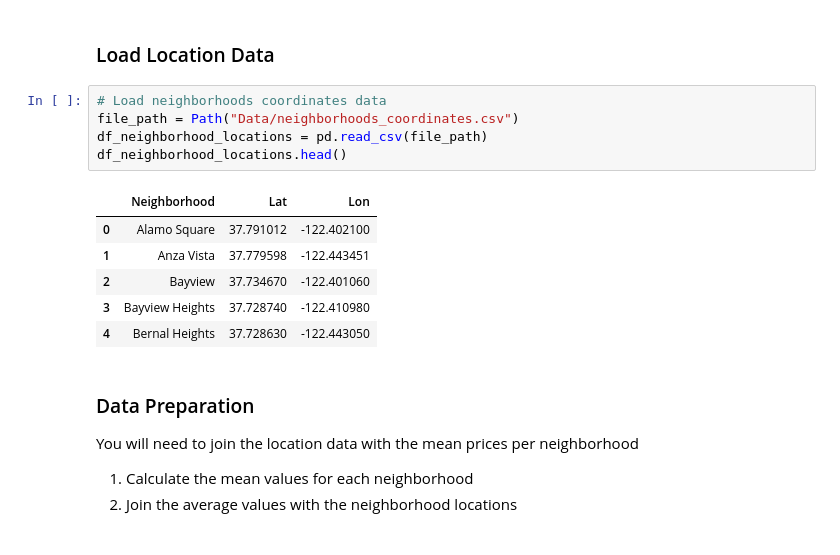
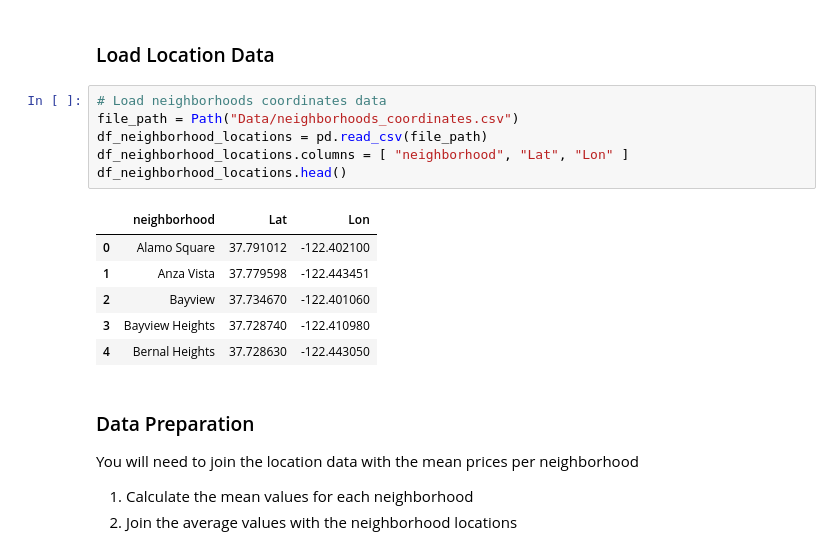
Before and after one commit to Tijaw1/San-Francisco-Rental-Analysis, a Jupyter notebook: rental_analysis.ipynb, the cells around one changed output. Drawn from its saved outputs; the diff is of its cells as text.

```diff
--- a/rental_analysis.ipynb
+++ b/rental_analysis.ipynb
@@ -245,10 +227,11 @@ In this section, you will read in neighboor location data and build an interacti
 # %%
 # Load neighborhoods coordinates data
 file_path = Path("Data/neighborhoods_coordinates.csv")
 df_neighborhood_locations = pd.read_csv(file_path)
+df_neighborhood_locations.columns = [ "neighborhood", "Lat", "Lon" ]
 df_neighborhood_locations.head()
 # %% [output]
-|  | Neighborhood | Lat | Lon |
+|  | neighborhood | Lat | Lon |
 | 0 | Alamo Square | 37.791012 | -122.402100 |
 | 1 | Anza Vista | 37.779598 | -122.443451 |
 | 2 | Bayview | 37.734670 | -122.401060 |
```
Also changed, not shown: parts of 8 cells of this notebook, 2 other files.
